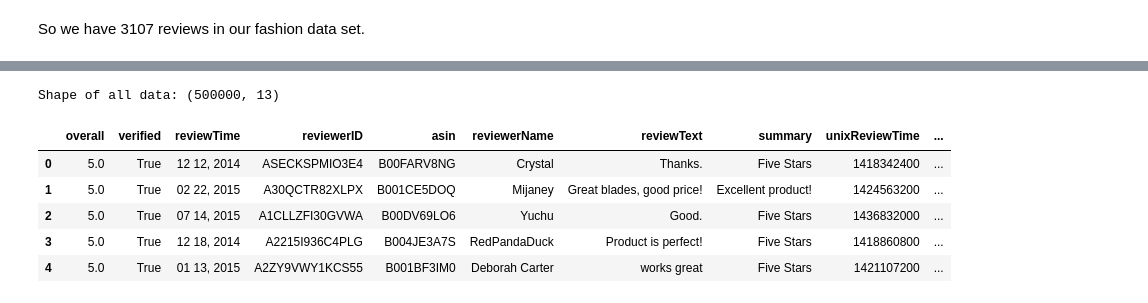
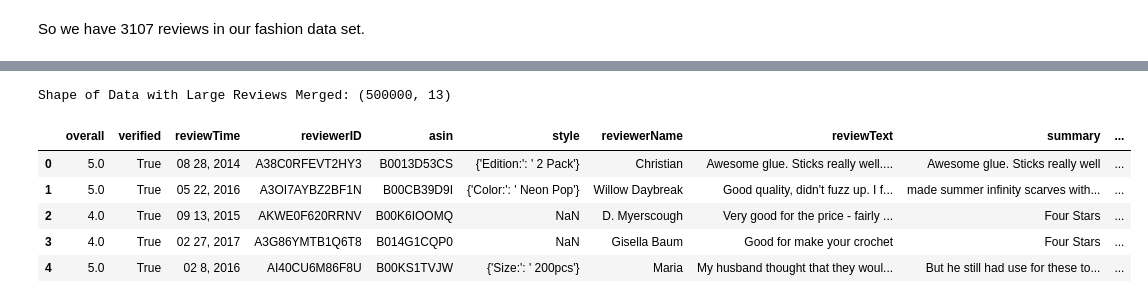
Before and after one commit to pavsingh7/Masters-Dissertation, a Jupyter notebook: Code/data_load.ipynb, the cells around one changed output, grey strips where cells are left out. Cells and saved outputs as stored; diff of their text form; code cells hidden in the pictures.

```diff
--- a/Code/data_load.ipynb
+++ b/Code/data_load.ipynb
@@ -231,42 +187,48 @@ def read_file(filename, category):
 
 data = []
 
-# category files
+# category files - large reviews
 arts_crafts = "/Users/pavansingh/Desktop/Amazon Review Data/Arts_Crafts_and_Sewing_5.json"
 automotive = "/Users/pavansingh/Desktop/Amazon Review Data/Automotive_5.json"
 cds_vinyl = "/Users/pavansingh/Desktop/Amazon Review Data/CDs_and_Vinyl_5.json"
 cell_phones = "/Users/pavansingh/Desktop/Amazon Review Data/Cell_Phones_and_Accessories_5.json"
 clothing_shoes = "/Users/pavansingh/Desktop/Amazon Review Data/Clothing_Shoes_and_Jewelry_5.json"
 electronics = "/Users/pavansingh/Desktop/Amazon Review Data/Electronics_5.json"
 grocery = "/Users/pavansingh/Desktop/Amazon Review Data/Grocery_and_Gourmet_Food_5.json"
 home_kitchen = "/Users/pavansingh/Desktop/Amazon Review Data/Home_and_Kitchen_5.json"
 kindle_store = "/Users/pavansingh/Desktop/Amazon Review Data/Kindle_Store_5.json"
 movies_tv = "/Users/pavansingh/Desktop/Amazon Review Data/Movies_and_TV_5.json"
 musical_instruments = "/Users/pavansingh/Desktop/Amazon Review Data/Musical_Instruments_5.json"
 office_products = "/Users/pavansingh/Desktop/Amazon Review Data/Office_Products_5.json"
 patio_lawn = "/Users/pavansingh/Desktop/Amazon Review Data/Patio_Lawn_and_Garden_5.json"
 pet_supplies = "/Users/pavansingh/Desktop/Amazon Review Data/Pet_Supplies_5.json"
 sports_outdoors = "/Users/pavansingh/Desktop/Amazon Review Data/Sports_and_Outdoors_5.json"
 tools_home = "/Users/pavansingh/Desktop/Amazon Review Data/Tools_and_Home_Improvement_5.json"
 toys_games = "/Users/pavansingh/Desktop/Amazon Review Data/Toys_and_Games_5.json"
 video_games = "/Users/pavansingh/Desktop/Amazon Review Data/Video_Games_5.json"
 
 # load each file and join into dataframe
 for category, filename in [('arts_crafts_and_sewing', arts_crafts), ('automotive', automotive), ('cds_and_vinyl', cds_vinyl), ('cell_phones_and_accessories', cell_phones), ('home_and_kitchen', home_kitchen), ('musical_instruments', musical_instruments), ('office_products', office_products), ('tools_and_home_improvement', tools_home), ('toys_and_games', toys_games), ('video_games', video_games)]:
     for selected_data in read_file(filename, category):
         data.append(selected_data)
 
 # make it into a dataframe
-df = pd.DataFrame(data)
+data_with_large_reviews = pd.DataFrame(data)
 
 # show the dataframe
-print("Shape of all data:", df.shape)
-display(df.head(5))
+print("Shape of Data with Large Reviews Merged:", data_with_large_reviews.shape)
+display(data_with_large_reviews.head(5))
+
+# save df to csv called lots_revs.csv
+data_with_large_reviews.to_csv('lots_revs.csv')
+
+# category value counts
+print("Value counts of product reviews per category:\n",data_with_large_reviews['category'].value_counts())
 # %% [output]
-Shape of all data: (500000, 13)
+Shape of Data with Large Reviews Merged: (500000, 13)
-|  | overall | verified | reviewTime | reviewerID | asin | reviewerName | reviewText | summary | unixReviewTime | ... |
-| 0 | 5.0 | True | 12 12, 2014 | ASECKSPMIO3E4 | B00FARV8NG | Crystal | Thanks. | Five Stars | 1418342400 | ... |
-| 1 | 5.0 | True | 02 22, 2015 | A30QCTR82XLPX | B001CE5DOQ | Mijaney | Great blades, good price! | Excellent product! | 1424563200 | ... |
-| 2 | 5.0 | True | 07 14, 2015 | A1CLLZFI30GVWA | B00DV69LO6 | Yuchu | Good. | Five Stars | 1436832000 | ... |
-| 3 | 5.0 | True | 12 18, 2014 | A2215I936C4PLG | B004JE3A7S | RedPandaDuck | Product is perfect! | Five Stars | 1418860800 | ... |
-| 4 | 5.0 | True | 01 13, 2015 | A2ZY9VWY1KCS55 | B001BF3IM0 | Deborah Carter | works great | Five Stars | 1421107200 | ... |
+|  | overall | verified | reviewTime | reviewerID | asin | style | reviewerName | reviewText | summary | ... |
+| 0 | 5.0 | True | 08 28, 2014 | A38C0RFEVT2HY3 | B0013D53CS | {'Edition:': ' 2 Pack'} | Christian | Awesome glue. Sticks really well.... | Awesome glue. Sticks really well | ... |
+| 1 | 5.0 | True | 05 22, 2016 | A3OI7AYBZ2BF1N | B00CB39D9I | {'Color:': ' Neon Pop'} | Willow Daybreak | Good quality, didn't fuzz up. I f... | made summer infinity scarves with... | ... |
+| 2 | 4.0 | True | 09 13, 2015 | AKWE0F620RRNV | B00K6IOOMQ | NaN | D. Myerscough | Very good for the price - fairly ... | Four Stars | ... |
+| 3 | 4.0 | True | 02 27, 2017 | A3G86YMTB1Q6T8 | B014G1CQP0 | NaN | Gisella Baum | Good for make your crochet | Four Stars | ... |
+| 4 | 5.0 | True | 02 8, 2016 | AI40CU6M86F8U | B00KS1TVJW | {'Size:': ' 200pcs'} | Maria | My husband thought that they woul... | But he still had use for these to... | ... |
```
Also changed, not shown: parts of 18 cells of this notebook, 3 other files.
